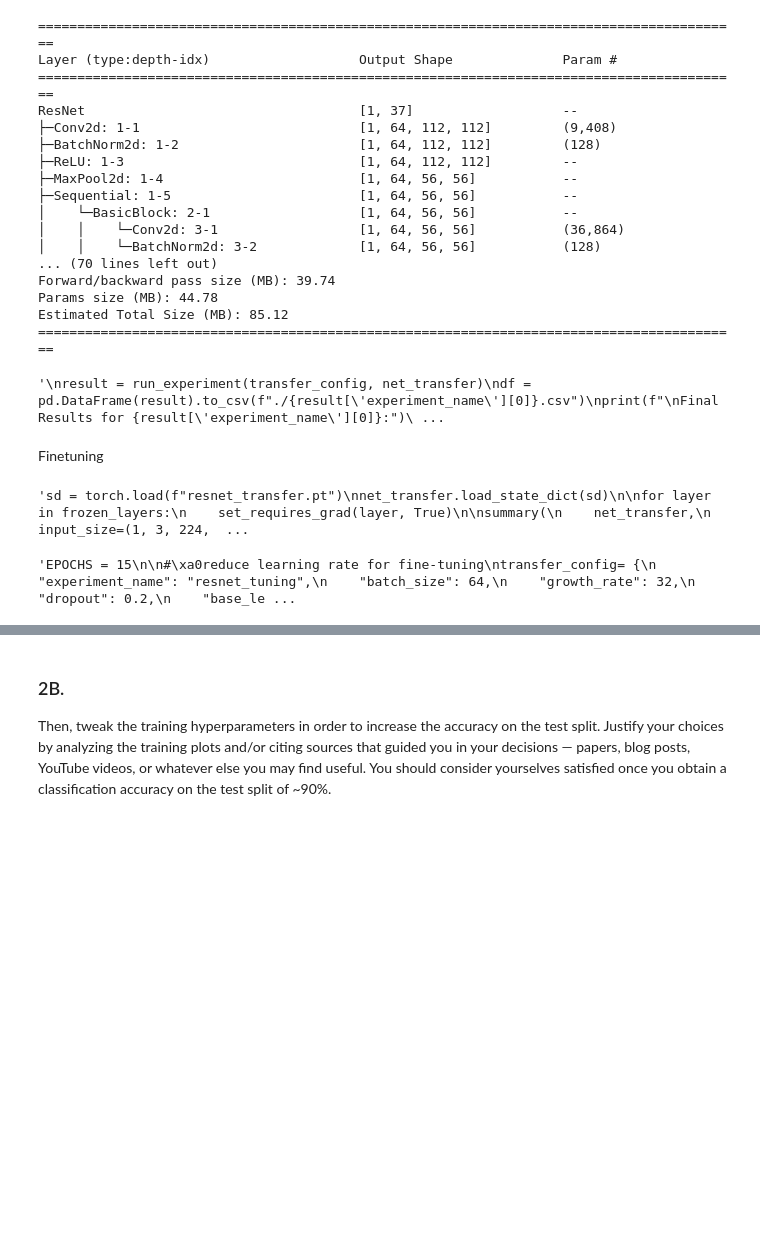
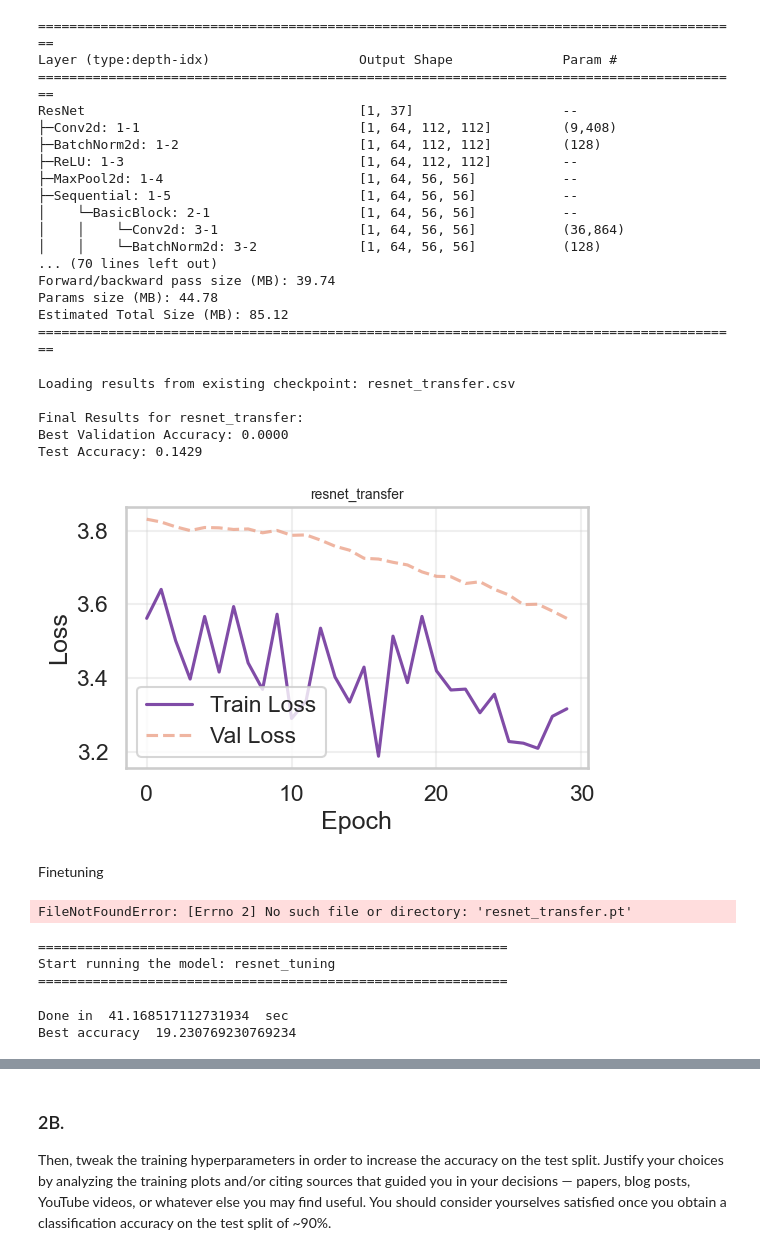
Before and after one commit to andreeado/ipcv, a Jupyter notebook: assigment_2_final.ipynb, the cells around one changed output, grey strips where cells are left out. Saved outputs shown, nothing was run; the diff lists cells and outputs as text; code cells hidden in the pictures; blank space fills up the shorter version.

```diff
--- a/assigment_2_final.ipynb
+++ b/assigment_2_final.ipynb
@@ -250,6 +232,7 @@ def test(dataloader, model, loss_fn):
     test_loss, correct = 0, 0
     with torch.no_grad():
         for X, y in dataloader:
+            X, y = X.to(device), y.to(device) # Move data to the same device as the model
             pred = model(X)
             test_loss += loss_fn(pred, y).item()
             correct += (pred.argmax(1) == y).type(torch.float).sum().item()
@@ -268,7 +251,7 @@ def evaluate_model(test_loader, model):
 
     with torch.no_grad():
         for inputs, labels in test_loader:
-            inputs, labels = inputs, labels
+            inputs, labels = inputs.to(device), labels.to(device)
             outputs = model(inputs)
             preds = torch.argmax(outputs, dim=1)
 
@@ -327,7 +310,7 @@ training_data_augumentation_stacks = {
             hue=0.1
         ),
         transforms.GaussianBlur(kernel_size=(3, 3), sigma=(0.1, 1.0)),
-        transforms.ToDtype(torch.float32, scale=True),
+        transforms.ToTensor(),
         transforms.Normalize(mean=MEAN,
                     std=STD),
     ]),
@@ -342,7 +325,7 @@ training_data_augumentation_stacks = {
             hue=0.05
         ),
         transforms.GaussianBlur(kernel_size=(3, 3), sigma=(0.2)),
-        transforms.ToDtype(torch.float32, scale=True),
+        transforms.ToTensor(),
         transforms.Normalize(mean=MEAN,
                     std=STD),
     ])
@@ -361,12 +344,13 @@ def run_experiment(parameters, resnet_model=None):
     EPOCHS = parameters.get("n_epochs", 100)
     WEIGHT_DECAY = parameters.get("weight_decay", 0.001)
     TRAINING_TRANSFORM_STACK = training_data_augumentation_stacks[parameters.get("transform_stack_name", "default")]
-    EXPERIMENT_TYPE = parameters.get("experiment_type", "default")
+    EXPERIMENT_TYPE = parameters.get("experiment_name", "default") # Use experiment_name for consistency
 
     # Dataset definition
     validation_transform_stack = transforms.Compose([
         transforms.Resize(256),
         transforms.CenterCrop(224),
+        transforms.ToTensor(), # Added ToTensor here
         transforms.Normalize(MEAN, STD)
     ])
 
@@ -413,6 +397,9 @@ def run_experiment(parameters, resnet_model=None):
         if val_accuracy > best_val_accuracy:
             best_val_accuracy = val_accuracy
             best_model_state = model.state_dict().copy()
+            if resnet_model is not None: # Only save for the ResNet model in part 2, custom model not needed to be saved for part 1
+                print("TEST")
+                torch.save(best_model_state, Path(SAVE_DIR) / f"{experiment_name}.pt")
         if t > MAIN_SCH_KICK:
             main_scheduler.step(val_accuracy)
 
@@ -439,10 +426,6 @@ def run_experiment(parameters, resnet_model=None):
     print("Done in ", elapsed_time, " sec")
     print("Best accuracy ", np.max(net_performance_data["val_accuracy"]))
 
-    # Save the best model
-    if best_model_state is not None and resnet_model is not None:
-        torch.save(best_model_state, f"{parameters.get('experiment_name')}.pt")
-
     net_performance_data_df = pd.DataFrame(data=net_performance_data)
     # add all experiment parameters to the result dataframe
     for key in parameters:
@@ -985,30 +983,43 @@ Estimated Total Size (MB): 85.12
 # %%
 
 # same training hyperparameters of our network
 transfer_config= {
     "experiment_name": "resnet_transfer",
     "batch_size": 64,
     "growth_rate": 32,
     "dropout": 0.2,
     "base_learning_rate": 0.001,
     "warmup_iter": 7500,
     "weight_decay": 0.001,
     "n_epochs": 30,
     "transform_stack_name": "default"
 }
-'''
-result = run_experiment(transfer_config, net_transfer)
-df = pd.DataFrame(result).to_csv(f"./{result['experiment_name'][0]}.csv")
-print(f"\nFinal Results for {result['experiment_name'][0]}:")
+
+# Checkpoint: check if results already exist
+result_csv_path = Path(SAVE_DIR) / f"{transfer_config['experiment_name']}.csv"
+if result_csv_path.exists():
+    print(f"Loading results from existing checkpoint: {result_csv_path}")
+    result = pd.read_csv(result_csv_path)
+else:
+    result = run_experiment(transfer_config, net_transfer)
+    df = pd.DataFrame(result)
+    df.to_csv(result_csv_path)
+
+print(f"\nFinal Results for {transfer_config['experiment_name']}:")
 print(f"Best Validation Accuracy: {np.max(result['val_accuracy']):.4f}")
 print(f"Test Accuracy: {np.max(result['test_accuracy']):.4f}")
-plot_loss_curves(result)'''
+plot_loss_curves(result)
 # %% [output]
-'\nresult = run_experiment(transfer_config, net_transfer)\ndf = pd.DataFrame(result).to_csv(f"./{result[\'experiment_name\'][0]}.csv")\nprint(f"\nFinal Results for {result[\'experiment_name\'][0]}:")\ ...
+Loading results from existing checkpoint: resnet_transfer.csv
+
+Final Results for resnet_transfer:
+Best Validation Accuracy: 0.0000
+Test Accuracy: 0.1429
+[figure, added]
 # %% [markdown]
 Finetuning
 # %%
-'''sd = torch.load(f"resnet_transfer.pt")
+sd = torch.load(Path(SAVE_DIR) / f"resnet_transfer.pt")
 net_transfer.load_state_dict(sd)
 
 for layer in frozen_layers:
@@ -1017,13 +1028,13 @@ for layer in frozen_layers:
 summary(
     net_transfer,
     input_size=(1, 3, 224, 224)
-)'''
+)
 # %% [output]
-'sd = torch.load(f"resnet_transfer.pt")\nnet_transfer.load_state_dict(sd)\n\nfor layer in frozen_layers:\n    set_requires_grad(layer, True)\n\nsummary(\n    net_transfer,\n    input_size=(1, 3, 224,  ...
+FileNotFoundError: [Errno 2] No such file or directory: 'resnet_transfer.pt'
 # %%
-'''EPOCHS = 15
+EPOCHS = 15
 
-# reduce learning rate for fine-tuning
+# reduce learning rate for fine-tuning
 transfer_config= {
     "experiment_name": "resnet_tuning",
     "batch_size": 64,
@@ -1035,7 +1046,18 @@ transfer_config= {
     "n_epochs": EPOCHS,
     "transform_stack_name": "default"
 }
-result = run_experiment(transfer_config, net_transfer)'''
+
+# Checkpoint: check if results already exist
+result_csv_path = Path(SAVE_DIR) / f"{transfer_config['experiment_name']}.csv"
+if result_csv_path.exists():
+    print(f"Loading results from existing checkpoint: {result_csv_path}")
+    result = pd.read_csv(result_csv_path)
+else:
+    result = run_experiment(transfer_config, net_transfer)
 # %% [output]
-'EPOCHS = 15\n\n#\xa0reduce learning rate for fine-tuning\ntransfer_config= {\n    "experiment_name": "resnet_tuning",\n    "batch_size": 64,\n    "growth_rate": 32,\n    "dropout": 0.2,\n    "base_le ...
+============================================================
+Start running the model: resnet_tuning
+============================================================
+Done in  41.168517112731934  sec
+Best accuracy  19.230769230769234
 # %%
```
Also changed, not shown: parts of 12 cells of this notebook, 1 other file.
